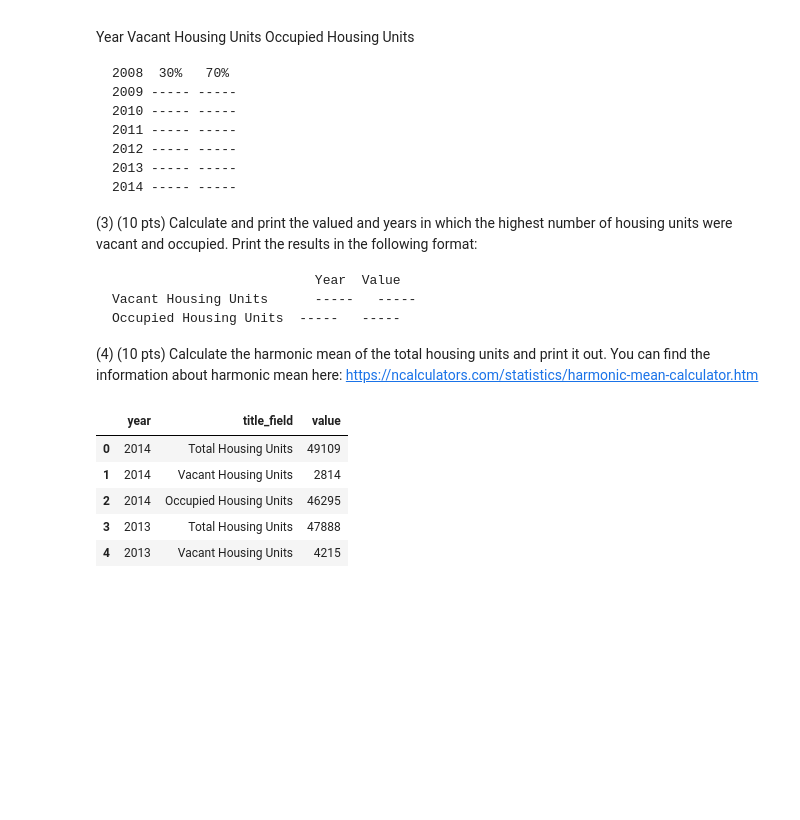
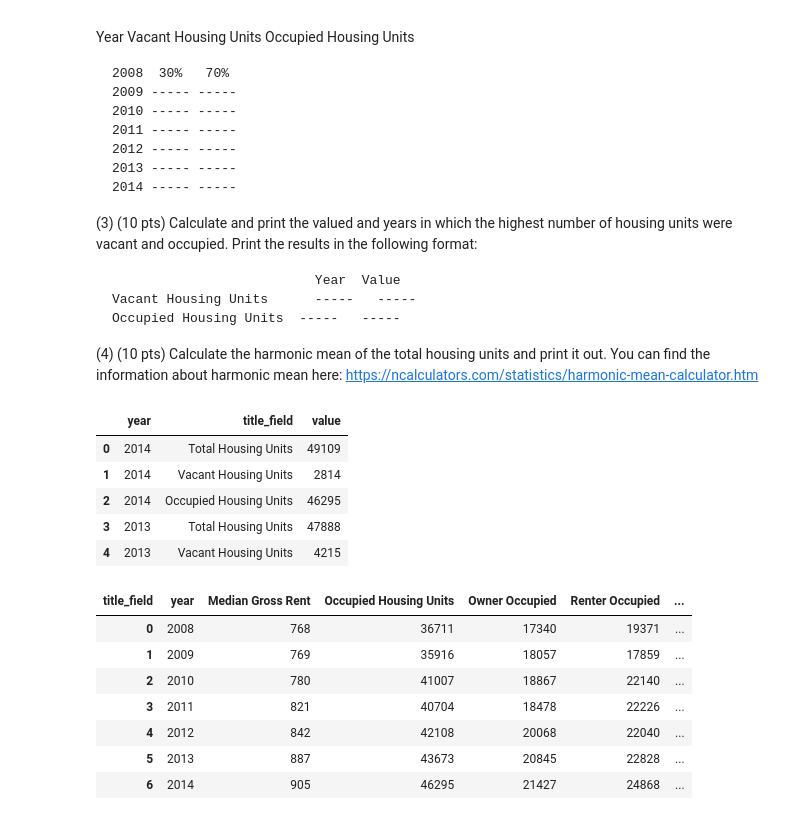
Before and after one commit to rghimre3/INFO-5502, a Jupyter notebook: lab_assignment_02.ipynb, the cells around one changed output. Cells and saved outputs as stored; diff of their text form; code cells hidden in the pictures; blank space fills up the shorter version.

```diff
--- a/lab_assignment_02.ipynb
+++ b/lab_assignment_02.ipynb
@@ -117,3 +117,15 @@ df.head()
 | 2 | 2014 | Occupied Housing Units | 46295 |
 | 3 | 2013 | Total Housing Units | 47888 |
 | 4 | 2013 | Vacant Housing Units | 4215 |
+# %%
+df2=df.pivot_table('value', 'year', 'title_field',fill_value=0).reset_index()
+df2.head(20)
+# %% [output]
+| title_field | year | Median Gross Rent | Occupied Housing Units | Owner Occupied | Renter Occupied | ... |
+| 0 | 2008 | 768 | 36711 | 17340 | 19371 | ... |
+| 1 | 2009 | 769 | 35916 | 18057 | 17859 | ... |
+| 2 | 2010 | 780 | 41007 | 18867 | 22140 | ... |
+| 3 | 2011 | 821 | 40704 | 18478 | 22226 | ... |
+| 4 | 2012 | 842 | 42108 | 20068 | 22040 | ... |
+| 5 | 2013 | 887 | 43673 | 20845 | 22828 | ... |
+| 6 | 2014 | 905 | 46295 | 21427 | 24868 | ... |
```
Also changed, not shown: parts of 6 cells of this notebook.
